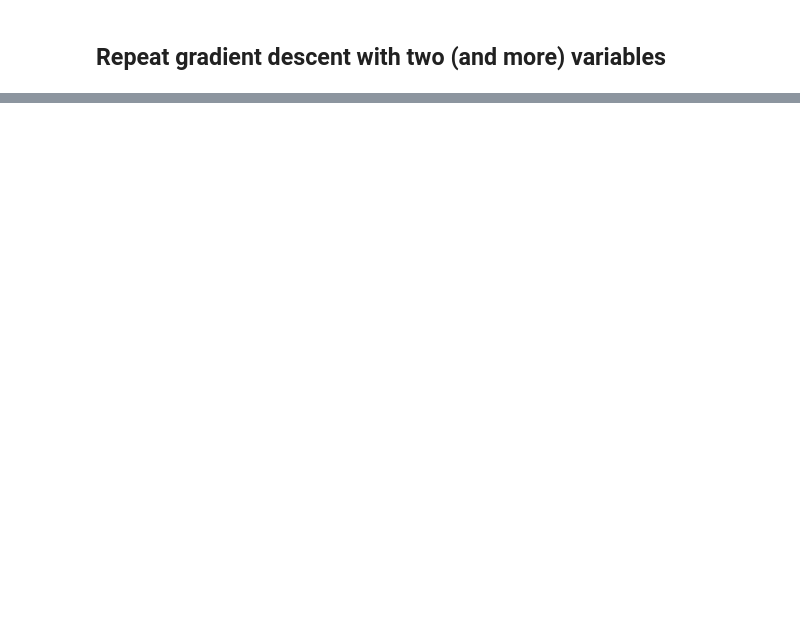
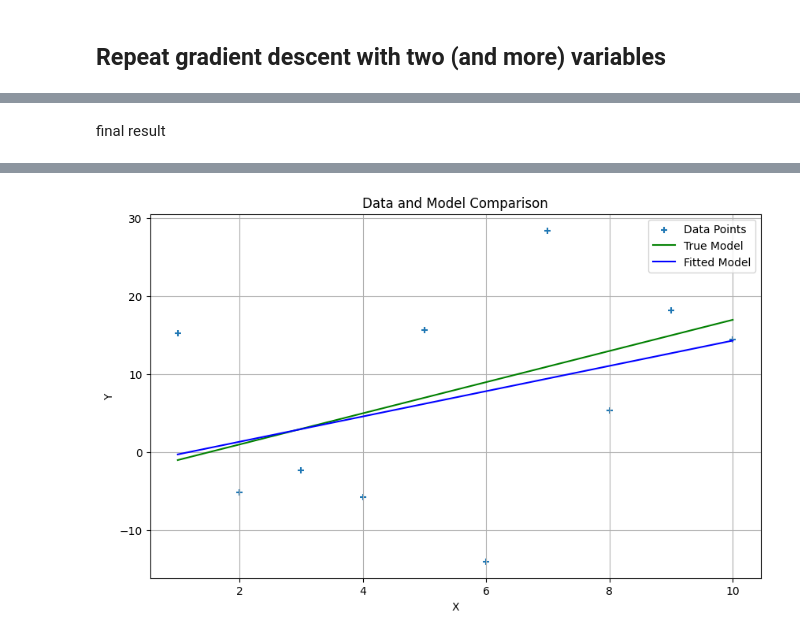
Before and after one commit to rexmolo/DeepLearning, a Jupyter notebook: A4.ipynb, the cells around one changed output, grey strips where cells are left out. Drawn from its saved outputs; the diff is of its cells as text; code cells hidden in the pictures; blank space fills up the shorter version.

```diff
--- a/A4.ipynb
+++ b/A4.ipynb
@@ -46,0 +134,32 @@ X: [ 16.24345364  -6.11756414  -5.28171752 -10.72968622   8.65407629
+# %% [markdown]
+final result
+# %%
+# Get final values after gradient descent
+a_orig = a_history[-1]  # Last value in a_history (equivalent to as(K+1))
+b_orig = b_history[-1]  # Last value in b_history (equivalent to bs(K+1))
+
+# Print the results like the MATLAB fprintf
+print(f"Orig: a={a_orig:.2f} b={b_orig:.2f} loss={a4ut.rss2(a_orig, b_orig, X, Y):.2f}")
+
+# Create the scatter plot with lines for true and fitted models
+plt.figure(figsize=(10, 6))
+
+# Plot the data points with '+' markers
+plt.scatter(X, Y, marker='+', label='Data Points')
+
+# Plot the true model (green line)
+plt.plot(X, a0 * X + b0, color='g', label='True Model')
+
+# Plot the model after gradient descent (blue line)
+plt.plot(X, a_orig * X + b_orig, color='b', label='Fitted Model')
+
+# Add title, labels and legend
+plt.title('Data and Model Comparison')
+plt.xlabel('X')
+plt.ylabel('Y')
+plt.legend()
+plt.grid(True)
+
+# Show the plot
+plt.show()
+# %% [output]
@@ -46,0 +167 @@ X: [ 16.24345364  -6.11756414  -5.28171752 -10.72968622   8.65407629
+[figure, added]
```
Also changed, not shown: parts of 11 cells of this notebook, 2 other files.
